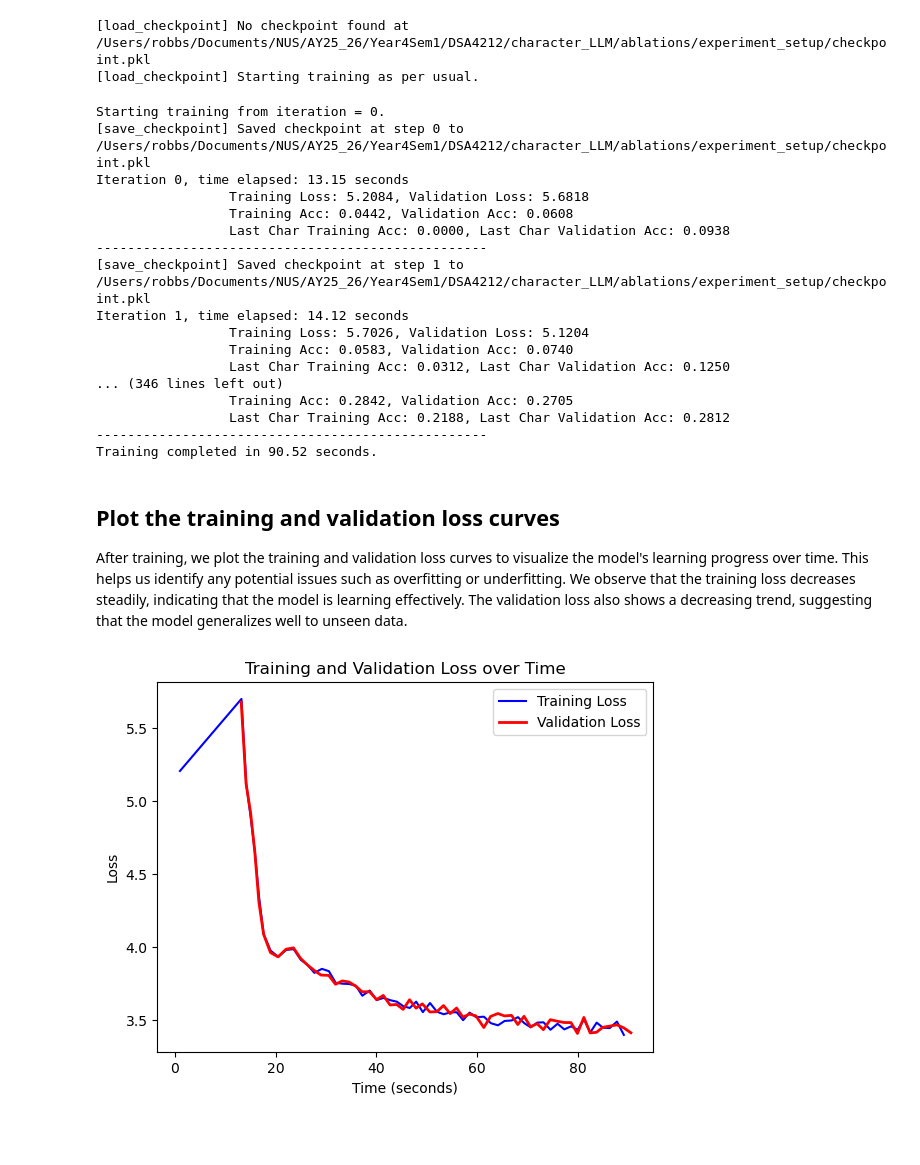
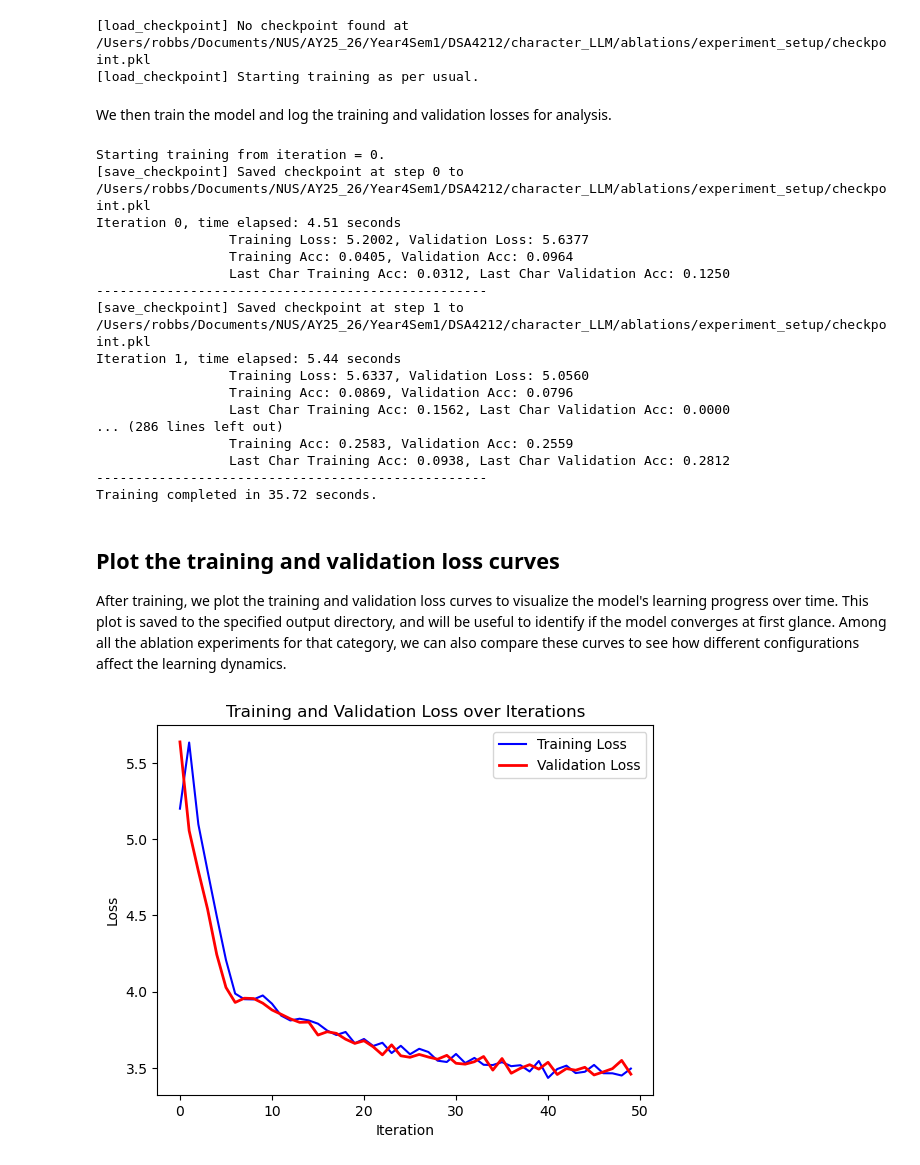
Before and after one commit to robbiechia/character_LLM, a Jupyter notebook: ablations/experiment_setup/experiment_model.ipynb, the cells around one changed output. Cells and saved outputs as stored; diff of their text form; code cells hidden in the pictures; blank space fills up the shorter version.

Commit message:
edited experiment model notebook

```diff
--- a/ablations/experiment_setup/experiment_model.ipynb
+++ b/ablations/experiment_setup/experiment_model.ipynb
@@ -180,6 +185,6 @@ We use the Adam optimizer with a learning rate of 1e-3 for training our model.
 # %%
 # Define the learning rate
-learning_rate = 1e-3
+learning_rate = learning_rate
 
 # Create the Optimizer and initialize it
 if optimizer_type == "adam":
@@ -249,11 +256,11 @@ Now, we proceed to train the model over the determined number of training iterat
 # %%
-iter_max = 60
+iter_max = 50
 
 # To track training and validation loss, as well as time taken
 train_loss_history = []
 val_loss_history = []
-train_time_history = []
-val_time_history = []
+train_step_history = list(range(iter_max))
+val_step_history = []
 
 # Load checkpoint if it exists
 params, opt_state, constants, start_iter = fn.load_checkpoint(
@@ -265,6 +272,8 @@ params, opt_state, constants, start_iter = fn.load_checkpoint(
 # %% [output]
 [load_checkpoint] No checkpoint found at /Users/robbs/Documents/NUS/AY25_26/Year4Sem1/DSA4212/character_LLM/ablations/experiment_setup/checkpoint.pkl
 [load_checkpoint] Starting training as per usual.
+# %% [markdown]
+We then train the model and log the training and validation losses for analysis.
 # %%
 if start_iter > 0:
         print(f"Resuming training from iteration = {start_iter}.")
@@ -305,7 +314,6 @@ for it in range(start_iter, iter_max):
     train_time = time.time() - time_start
 
     train_loss_history.append(loss)
-    train_time_history.append(train_time)
 
     fn.update_training_log(
         log_path = "training_results.log",
@@ -316,7 +324,9 @@ for it in range(start_iter, iter_max):
         last_char_acc = last_char_acc
         )
 
-    if it % (iter_max // 50) == 0 or it == iter_max - 1: # Print every 2% of iterations
+    log_every = max(1, iter_max // 100)
+
+    if (it % log_every) == 0 or (it == iter_max - 1): # Print every 1% of iterations
 
         # Compute the loss on validation set
         batch_size_val = batch_size
@@ -341,7 +351,7 @@ for it in range(start_iter, iter_max):
         last_char_acc_val = val_metrics['acc_last']
         val_loss_history.append(val_loss)
         time_elapsed = time.time() - time_start
-        val_time_history.append(time_elapsed)
+        val_step_history.append(it)
 
         fn.update_validation_log(
             log_path = "validation_results.log",
@@ -372,38 +382,38 @@ print(f"Training completed in {time.time() - time_start:.2f} seconds.")
 # %% [output]
 Starting training from iteration = 0.
 [save_checkpoint] Saved checkpoint at step 0 to /Users/robbs/Documents/NUS/AY25_26/Year4Sem1/DSA4212/character_LLM/ablations/experiment_setup/checkpoint.pkl
-Iteration 0, time elapsed: 13.15 seconds
-                 Training Loss: 5.2084, Validation Loss: 5.6818
-                 Training Acc: 0.0442, Validation Acc: 0.0608
-                 Last Char Training Acc: 0.0000, Last Char Validation Acc: 0.0938
+Iteration 0, time elapsed: 4.51 seconds
+                 Training Loss: 5.2002, Validation Loss: 5.6377
+                 Training Acc: 0.0405, Validation Acc: 0.0964
+                 Last Char Training Acc: 0.0312, Last Char Validation Acc: 0.1250
 --------------------------------------------------
 [save_checkpoint] Saved checkpoint at step 1 to /Users/robbs/Documents/NUS/AY25_26/Year4Sem1/DSA4212/character_LLM/ablations/experiment_setup/checkpoint.pkl
-Iteration 1, time elapsed: 14.12 seconds
-                 Training Loss: 5.7026, Validation Loss: 5.1204
-                 Training Acc: 0.0583, Validation Acc: 0.0740
-                 Last Char Training Acc: 0.0312, Last Char Validation Acc: 0.1250
-... (346 lines left out)
-                 Training Acc: 0.2842, Validation Acc: 0.2705
-                 Last Char Training Acc: 0.2188, Last Char Validation Acc: 0.2812
+Iteration 1, time elapsed: 5.44 seconds
+                 Training Loss: 5.6337, Validation Loss: 5.0560
+                 Training Acc: 0.0869, Validation Acc: 0.0796
+                 Last Char Training Acc: 0.1562, Last Char Validation Acc: 0.0000
+... (286 lines left out)
+                 Training Acc: 0.2583, Validation Acc: 0.2559
+                 Last Char Training Acc: 0.0938, Last Char Validation Acc: 0.2812
 --------------------------------------------------
-Training completed in 90.52 seconds.
+Training completed in 35.72 seconds.
 # %% [markdown]
 ## Plot the training and validation loss curves
 
-After training, we plot the training and validation loss curves to visualize the model's learning progress over time. This helps us identify any potential issues such as overfitting or underfitting. We observe that the training loss decreases steadily, indicating that the model is learning effectively. The validation loss also shows a decreasing trend, suggesting that the model generalizes well to unseen data.
+After training, we plot the training and validation loss curves to visualize the model's learning progress over time. This plot is saved to the specified output directory, and will be useful to identify if the model converges at first glance. Among all the ablation experiments for that category, we can also compare these curves to see how different configurations affect the learning dynamics.
 # %%
 # Plot training and validation loss curves
-plt.plot(train_time_history, train_loss_history, "-",label='Training Loss', color='blue')
-plt.plot(val_time_history, val_loss_history, "-", label='Validation Loss', lw = 2, color='red')
-plt.xlabel("Time (seconds)")
+plt.plot(train_step_history, train_loss_history, "-",label='Training Loss', color='blue')
+plt.plot(val_step_history, val_loss_history, "-", label='Validation Loss', lw = 2, color='red')
+plt.xlabel("Iteration")
 plt.ylabel("Loss")
 plt.legend(loc = "upper right")
-plt.title("Training and Validation Loss over Time")
+plt.title("Training and Validation Loss over Iterations")
 plt.legend()
 plt.savefig(cwd / "loss_curve.png")
 plt.show()
 # %% [output]
-[figure, old version]
+[figure, new version]
 # %% [markdown]
 ## Testing the model on a given prompt
 
```
Also changed, not shown: parts of 11 cells of this notebook.
